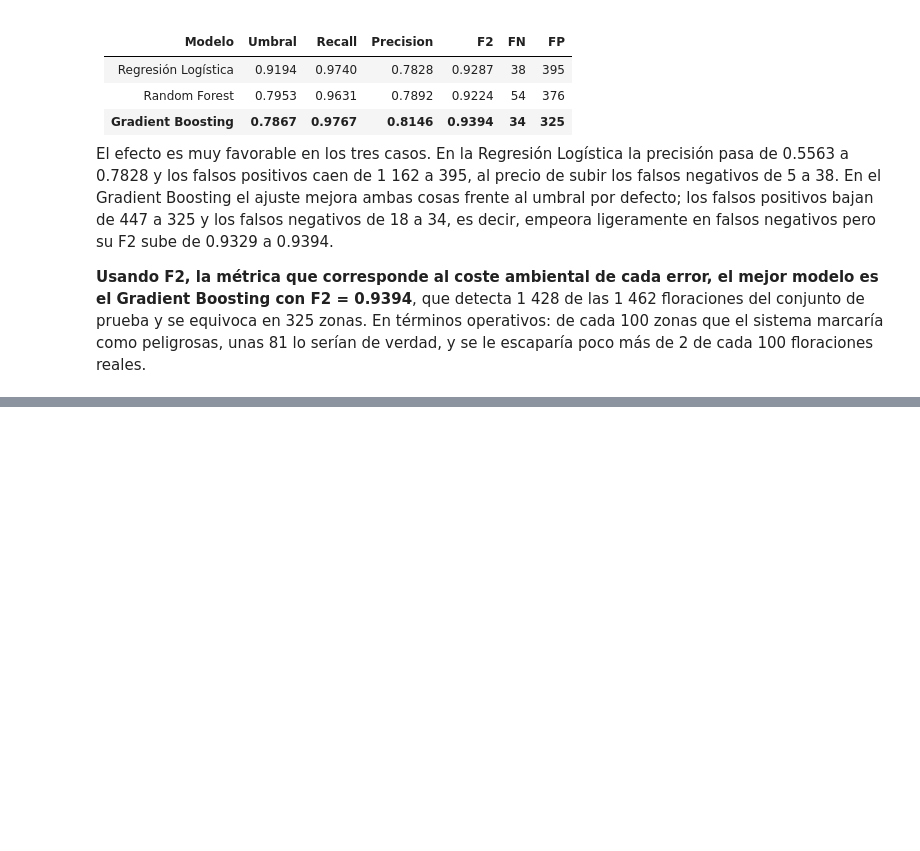
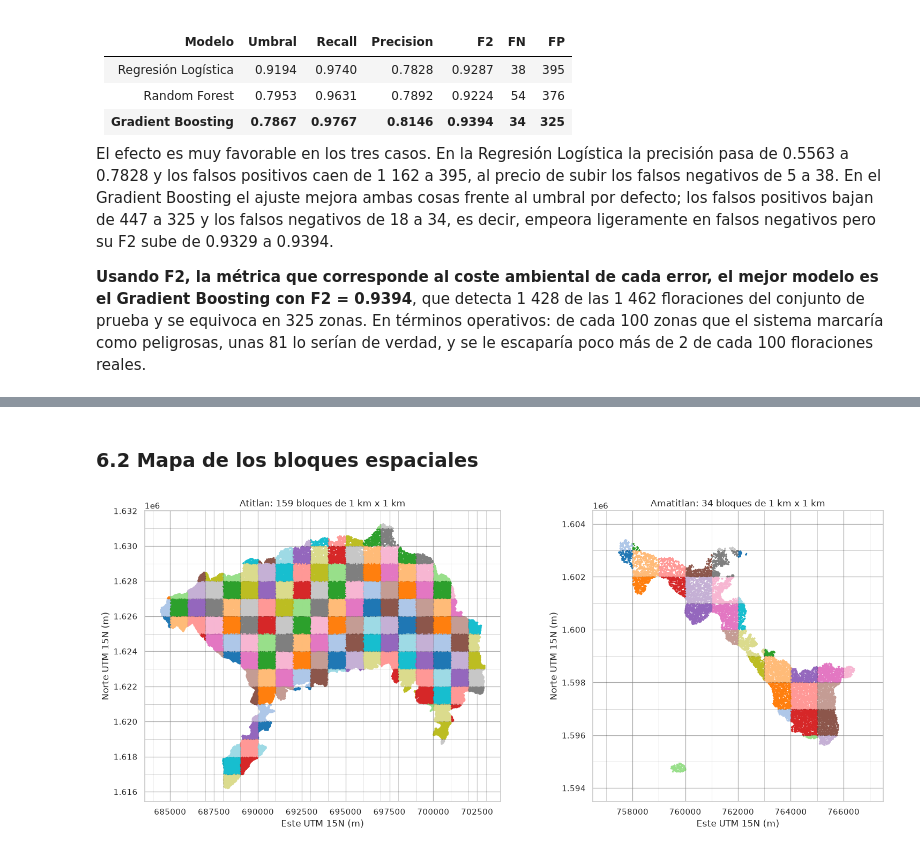
Before and after one commit to Tunchxz/CC3084-Laboratorio-4, a Jupyter notebook: notebooks/04_modelos_cianobacteria.ipynb, the cells around one changed output, grey strips where cells are left out. Saved outputs shown, nothing was run; the diff lists cells and outputs as text; code cells hidden in the pictures; blank space fills up the shorter version.

```diff
--- a/notebooks/04_modelos_cianobacteria.ipynb
+++ b/notebooks/04_modelos_cianobacteria.ipynb
@@ -393,0 +427,14 @@ El efecto es muy favorable en los tres casos. En la Regresión Logística la pre
+# %%
+# Los bloques con muy pocas observaciones son recortes de borde del lago. Se descartan
+# para que ningún pliegue de la validación quede definido por un punado de pixeles.
+MINIMO_POR_BLOQUE = 50
+bloques_validos = set(conteo_bloques.loc[conteo_bloques["observaciones"] >= MINIMO_POR_BLOQUE,
+                                         "bloque_1km"])
+espacial = datos[datos["bloque_1km"].isin(bloques_validos)].copy()
+
+print(f"Bloques conservados : {len(bloques_validos)} de {conteo_bloques['bloque_1km'].nunique()}")
+print(f"Observaciones        : {len(espacial):,} de {len(datos):,} "
+      f"({len(espacial) / len(datos) * 100:.2f} %)")
+print(f"Positivos            : {int(espacial['y_alta'].sum()):,} de {int(datos['y_alta'].sum()):,}")
+print()
+print(espacial.groupby("lago")["bloque_1km"].nunique().rename("bloques usables").to_string())
@@ -393,0 +449,27 @@ El efecto es muy favorable en los tres casos. En la Regresión Logística la pre
+# %% [markdown]
+### 6.2 Mapa de los bloques espaciales
+# %%
+fig, ejes = plt.subplots(1, 2, figsize=(16, 6.5))
+for eje, lago in zip(ejes, LAGOS):
+    sub = espacial[espacial["lago"] == lago]
+    codigos = {b: i for i, b in enumerate(sorted(sub["bloque_1km"].unique()))}
+    eje.scatter(sub["x_utm"], sub["y_utm"],
+                c=[codigos[b] % 20 for b in sub["bloque_1km"]],
+                cmap="tab20", s=0.6, marker="s")
+
+    # Lineas de la rejilla de 1 km
+    for x in np.arange(np.floor(sub["x_utm"].min() / 1000) * 1000,
+                       sub["x_utm"].max() + 1000, 1000):
+        eje.axvline(x, color="k", lw=0.4, alpha=0.35)
+    for yy in np.arange(np.floor(sub["y_utm"].min() / 1000) * 1000,
+                        sub["y_utm"].max() + 1000, 1000):
+        eje.axhline(yy, color="k", lw=0.4, alpha=0.35)
+
+    eje.set_title(f"{lago}: {sub['bloque_1km'].nunique()} bloques de 1 km x 1 km")
+    eje.set_xlabel("Este UTM 15N (m)")
+    eje.set_ylabel("Norte UTM 15N (m)")
+    eje.set_aspect("equal")
+fig.tight_layout()
+plt.show()
+# %% [output]
+[figure, added]
```
Also changed, not shown: parts of 14 cells of this notebook.
